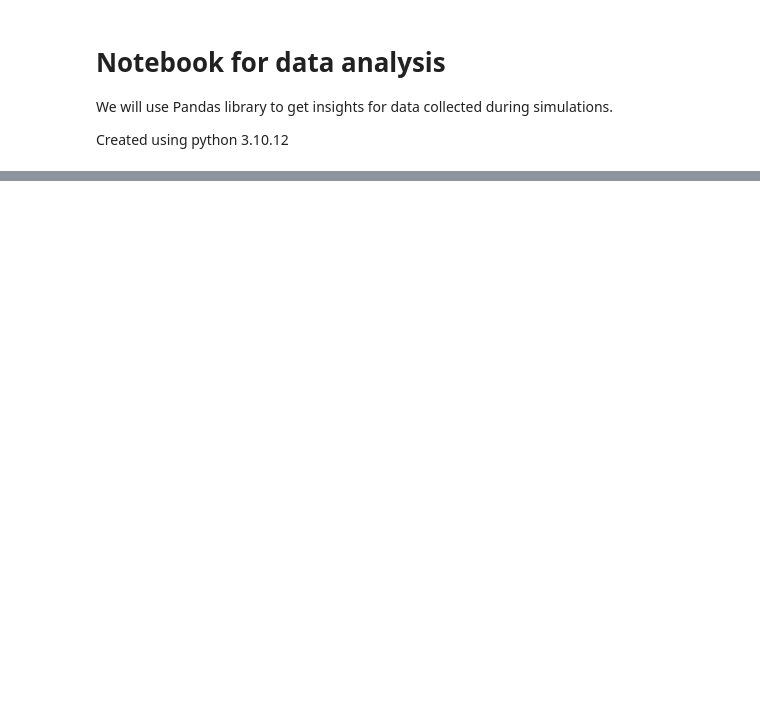
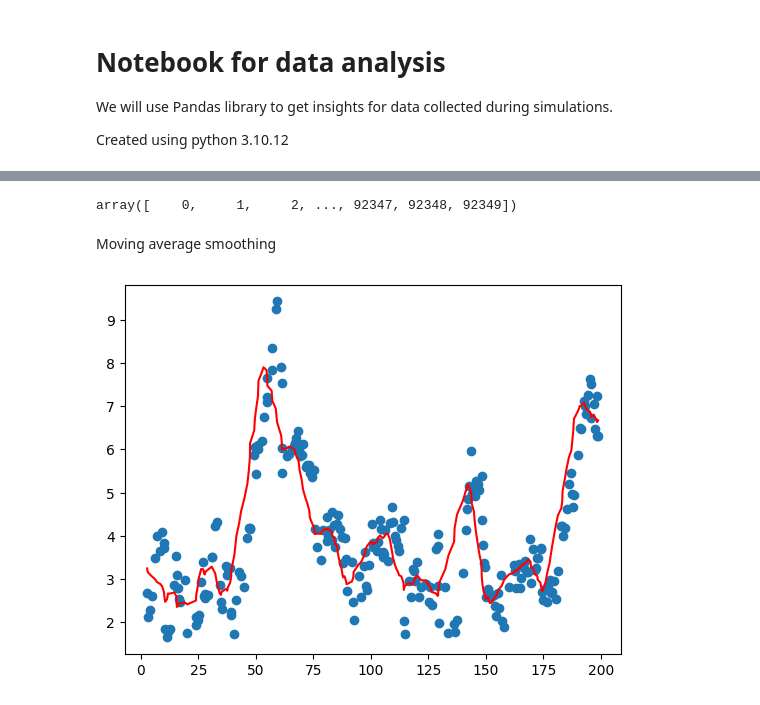
Before and after one commit to erni-de/factory-simulation, a Jupyter notebook: analysis.ipynb, the cells around one changed output, grey strips where cells are left out. Saved outputs shown, nothing was run; the diff lists cells and outputs as text; code cells hidden in the pictures; blank space fills up the shorter version.

```diff
--- a/analysis.ipynb
+++ b/analysis.ipynb
@@ -32,0 +95,17 @@ df
+# %%
+np.where(produced_items["prod_time"] <= max_time)[0]
+# %% [output]
+array([    0,     1,     2, ..., 92347, 92348, 92349])
+# %% [markdown]
+Moving average smoothing
+# %%
+window = 10
+
+ma_pt = np.convolve(production_times, np.ones(window) / window, mode="valid")
+
+plt.scatter(produced_items["prod_time"].iloc[0:len(times)], production_times[0:len(times)])
+plt.plot(produced_items["prod_time"].iloc[0:len(times)], ma_pt[0:len(times)], color = "red")
+
+plt.show()
+# %% [output]
+[figure, added]
```
Also changed, not shown: parts of 17 cells of this notebook, 20 other files.
